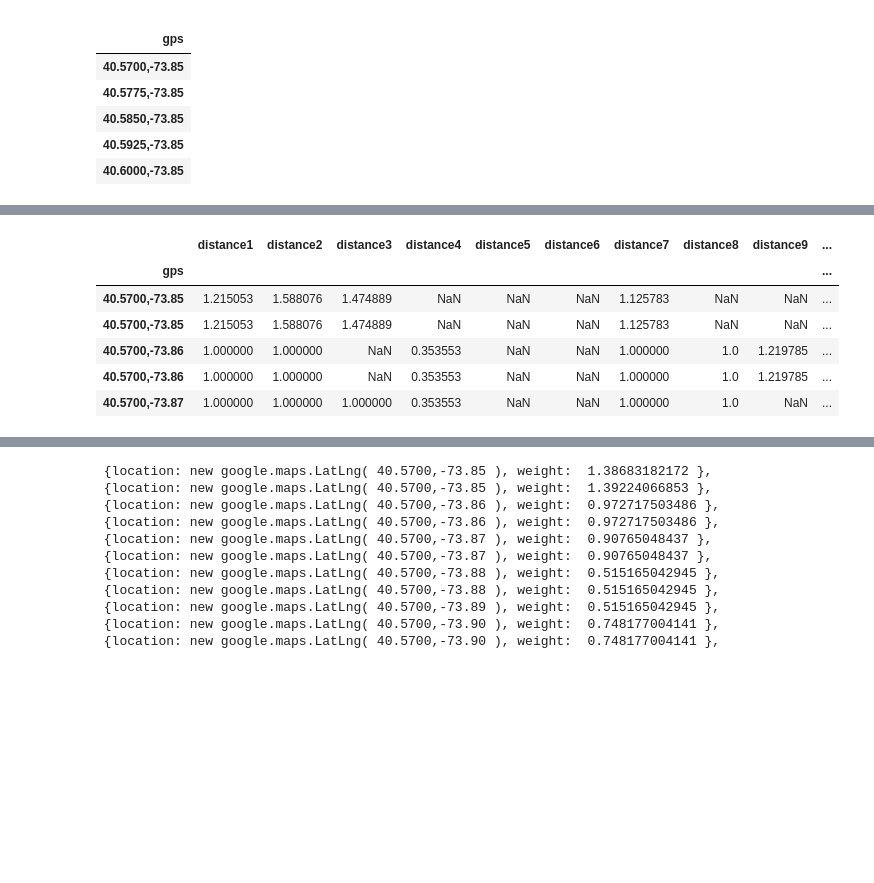
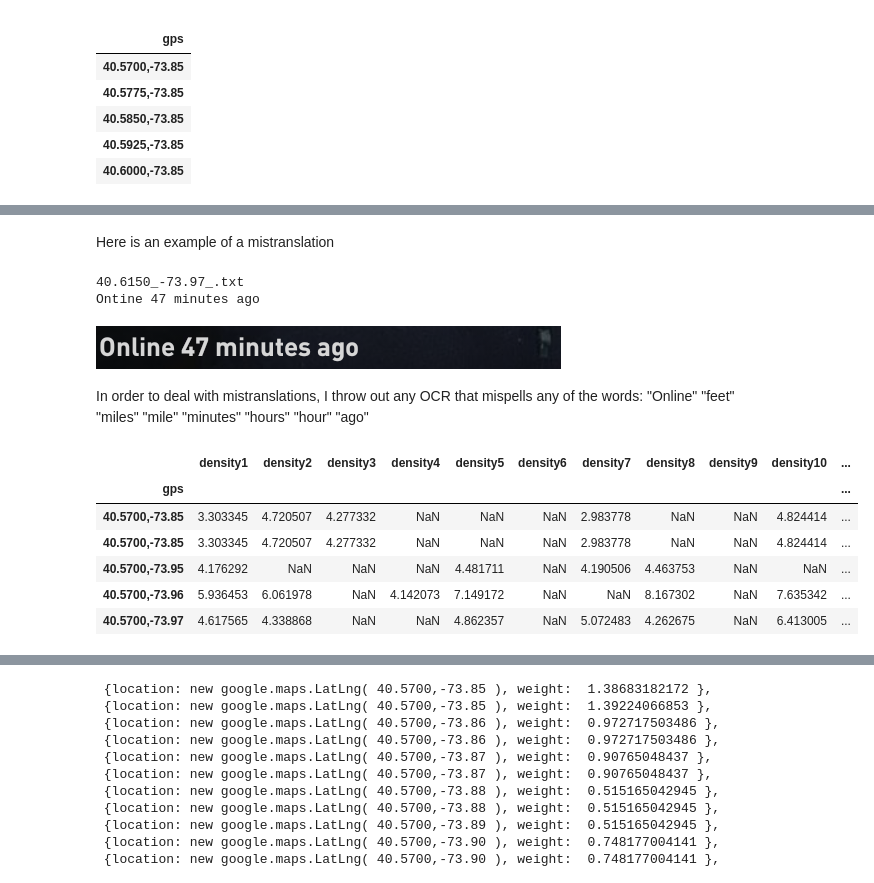
Before and after one commit to charlesdelascasas/NYC_Gay_Heatmap, a Jupyter notebook: NYC_Gay_Density_Map.ipynb, the cells around one changed output, grey strips where cells are left out. Cells and saved outputs as stored; diff of their text form; code cells hidden in the pictures; blank space fills up the shorter version.

```diff
--- a/NYC_Gay_Density_Map.ipynb
+++ b/NYC_Gay_Density_Map.ipynb
@@ -40,0 +60,15 @@ plt.show()
+# %%
+mapdata = np.zeros((1,3))
+dfa=pd.DataFrame(columns=['gps', 'distance'])
+
+
+for i in range(1,2):
+    path = './NYC_GPS_OCR_data/nyc' + str(i)
+    for root, dirs, files in os.walk(path):
+        for file in files:
+            if file.endswith(".txt"):
+                f = open("./NYC_GPS_OCR_data/nyc"+str(i)+"/"+file,'r')
+                filedata = f.read()
+                f.close()
+                print(file)
+                print(filedata)
@@ -41,51 +93,68 @@ plt.show()
+# %% [markdown]
+Here is an example of a mistranslation
+# %%
+f = open("./NYC_GPS_OCR_data/nyc1/40.8325_-73.85_.txt",'r')
+filedata = f.read()
+f.close()
+print(file)
+print(filedata)
+# %% [output]
+40.6150_-73.97_.txt
+Ontine 47 minutes ago
+# %%
+display(Image(filename='./Images/NYC_GPS_Grindr_Pics/40.8325_-73.85.PNG'))
+# %% [output]
+[figure, added]
+# %% [markdown]
+In order to deal with mistranslations, I throw out any OCR that mispells any of the words:
+"Online" "feet" "miles" "mile" "minutes" "hours" "hour" "ago"
 # %%
 mapdata = np.zeros((1,3))
-dfa=pd.DataFrame(columns=['gps', 'distance'])
+df1=gps
+dfa=pd.DataFrame(columns=['gps', 'density'])
 
-#load the density data. The data takes the form of many text files e.g. 40.5575_-39.84.txt
-#Each text file is from a Google Cloud Optical Character Recognition (OCR) of a Grindr profile
-#The text is usually of the form "Online Now 4529 Feet Away" or "Online 16 minutes ago 2 miles away" or "Online now"
-#However, the OCR is not 100% accurate, so some data cleaning is necessary
 
-#we have 11 data sets consisting of a distance at each coordinate in the grid, taken at 11 different times
 for i in range(1,13):
-    path = './nyc10z/text/nyc10z/nyc' + str(i)
+    path = './NYC_GPS_OCR_data/nyc' + str(i)
     for root, dirs, files in os.walk(path):
         for file in files:
             if file.endswith(".txt"):
-                f = open("./nyc10z/text/nyc10z/nyc"+str(i)+"/"+file,'r')
+                f = open("./NYC_GPS_OCR_data/nyc"+str(i)+"/"+file,'r')
                 filedata = f.read()
                 f.close()
 
                 #split the file name into gps coordinates
                 tokens = re.split('_',file)
 
                 #Check if the translation has the words "miles away" or "feet away" or "mile away"
                 #Then convert feet into miles, then append (coordinate, distance in miles) to our dataframe
                 wordaway = " away"
                 wordmile = " mile"
                 wordmiles = " miles"
                 wordfeet = " feet"
                 if wordaway in filedata:
                     if (wordmile in filedata) or (wordmiles in filedata):
                         distancetokens = filedata.split()
-                        df2 = pd.DataFrame([[tokens[0]+','+tokens[1],1*(1/float(distancetokens[len(distancetokens)-3]))**1.5]], columns=['gps', 'distance'])
+                        #density is approximately number of gay people per square mile, the 8 is because this is actually the distance to the 8th nearest profile
+                        #I did this to avoid having outliers in the distance to the 1st closest person.
+                        #The 3.14 is pi, density = 8 people per (pi * distance_to_8th_closest_profile^2)
+                        df2 = pd.DataFrame([[tokens[0]+','+tokens[1],8/3.14*(1/float(distancetokens[len(distancetokens)-3]))**2.0]], columns=['gps', 'density'])
                         dfa=dfa.append(df2, ignore_index=True)
                     if (wordfeet in filedata):
                         distancetokens = filedata.split()
-                        df2 = pd.DataFrame([[tokens[0]+','+tokens[1],1*(5280/(100+float(distancetokens[len(distancetokens)-3])))**1.5]], columns=['gps', 'distance'])
+                        df2 = pd.DataFrame([[tokens[0]+','+tokens[1],8/3.14*(5280/(100+float(distancetokens[len(distancetokens)-3])))**2.0]], columns=['gps', 'density'])
                         dfa=dfa.append(df2, ignore_index=True)
 
     #left join the 11 data frames from 11 different measurements together on the gps index
     dfa.set_index('gps', inplace=True)
     df1 = df1.join(dfa, how='left', lsuffix=str(i-1), rsuffix=str(i))
-
+    df1=df1.drop_duplicates()
 df1.head()
 # %% [output]
-|  | distance1 | distance2 | distance3 | distance4 | distance5 | distance6 | distance7 | distance8 | distance9 | ... |
-| gps |  |  |  |  |  |  |  |  |  | ... |
-| 40.5700,-73.85 | 1.215053 | 1.588076 | 1.474889 | NaN | NaN | NaN | 1.125783 | NaN | NaN | ... |
-| 40.5700,-73.85 | 1.215053 | 1.588076 | 1.474889 | NaN | NaN | NaN | 1.125783 | NaN | NaN | ... |
-| 40.5700,-73.86 | 1.000000 | 1.000000 | NaN | 0.353553 | NaN | NaN | 1.000000 | 1.0 | 1.219785 | ... |
-| 40.5700,-73.86 | 1.000000 | 1.000000 | NaN | 0.353553 | NaN | NaN | 1.000000 | 1.0 | 1.219785 | ... |
-| 40.5700,-73.87 | 1.000000 | 1.000000 | 1.000000 | 0.353553 | NaN | NaN | 1.000000 | 1.0 | NaN | ... |
+|  | density1 | density2 | density3 | density4 | density5 | density6 | density7 | density8 | density9 | density10 | ... |
+| gps |  |  |  |  |  |  |  |  |  |  | ... |
+| 40.5700,-73.85 | 3.303345 | 4.720507 | 4.277332 | NaN | NaN | NaN | 2.983778 | NaN | NaN | 4.824414 | ... |
+| 40.5700,-73.85 | 3.303345 | 4.720507 | 4.277332 | NaN | NaN | NaN | 2.983778 | NaN | NaN | 4.824414 | ... |
+| 40.5700,-73.95 | 4.176292 | NaN | NaN | NaN | 4.481711 | NaN | 4.190506 | 4.463753 | NaN | NaN | ... |
+| 40.5700,-73.96 | 5.936453 | 6.061978 | NaN | 4.142073 | 7.149172 | NaN | NaN | 8.167302 | NaN | 7.635342 | ... |
+| 40.5700,-73.97 | 4.617565 | 4.338868 | NaN | NaN | 4.862357 | NaN | 5.072483 | 4.262675 | NaN | 6.413005 | ... |
```
Also changed, not shown: parts of 12 cells of this notebook.
